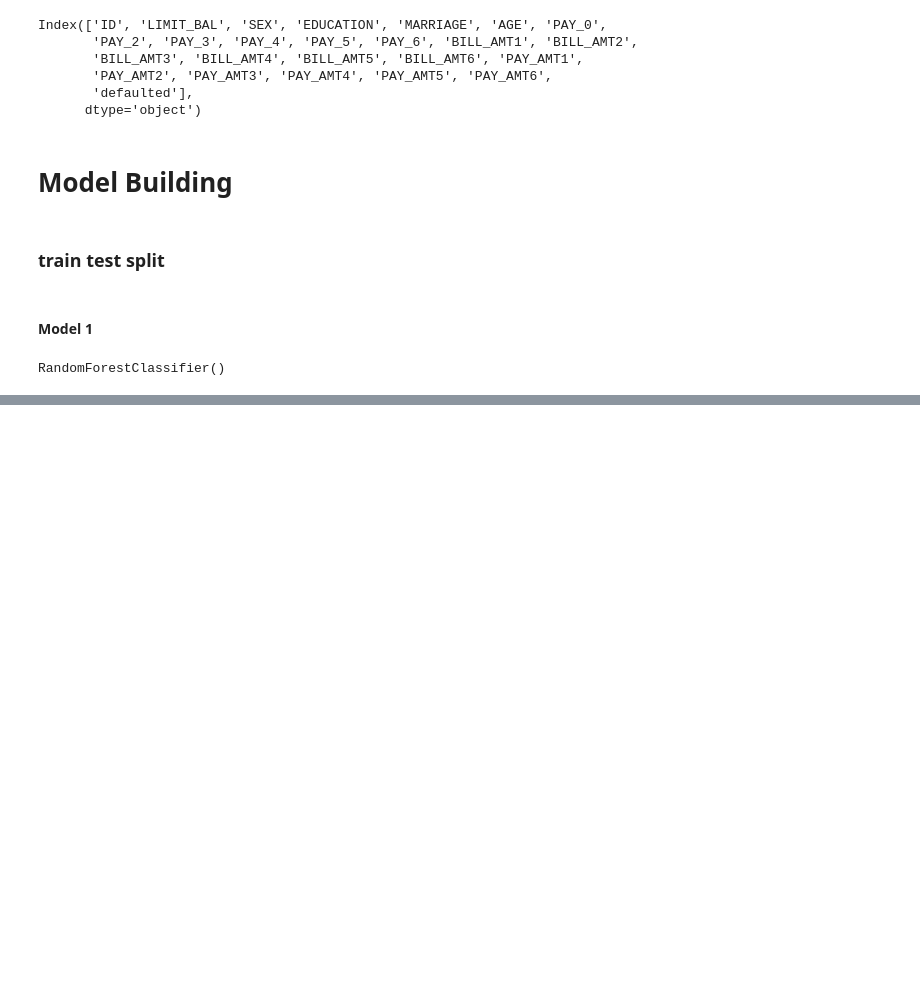
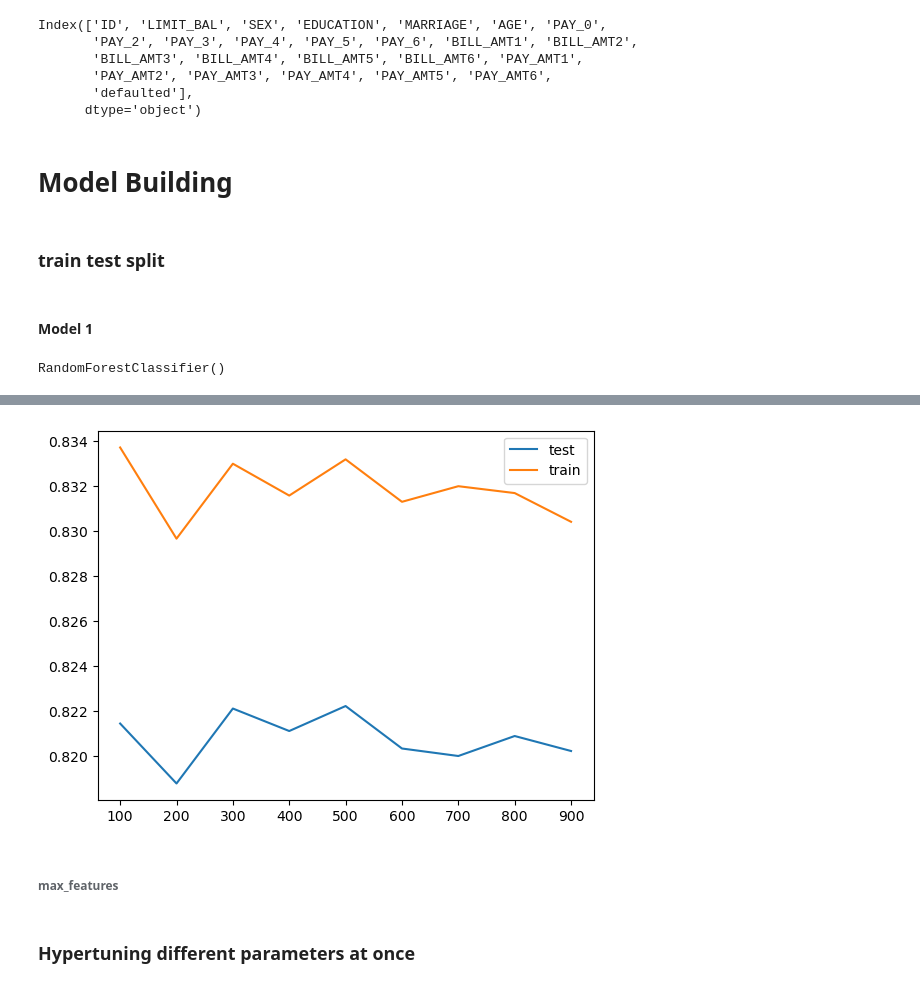
Before and after one commit to chauhan315/Classification, a Jupyter notebook: Credit Card-Random Forest/Random_Forest_Credit_Fraud.ipynb, the cells around one changed output, grey strips where cells are left out. Saved outputs shown, nothing was run; the diff lists cells and outputs as text; code cells hidden in the pictures; blank space fills up the shorter version.

```diff
--- a/Credit Card-Random Forest/Random_Forest_Credit_Fraud.ipynb
+++ b/Credit Card-Random Forest/Random_Forest_Credit_Fraud.ipynb
@@ -104,0 +171,3 @@ accuracy_score(y_test, predictions)
+# %%
+sc_df = pd.DataFrame(rf.cv_results_)
+sc_df
@@ -104,0 +186,11 @@ accuracy_score(y_test, predictions)
+# %%
+plt.figure()
+
+plt.plot(sc_df['param_n_estimators'], sc_df['mean_test_score'], label='test')
+plt.plot(sc_df['param_n_estimators'], sc_df['mean_train_score'], label='train')
+plt.legend()
+plt.show()
+# %% [output]
+[figure, added]
+# %% [markdown]
+###### max_features
@@ -104,0 +215,2 @@ accuracy_score(y_test, predictions)
+# %% [markdown]
+### Hypertuning different parameters at once
```
Also changed, not shown: parts of 18 cells of this notebook.
